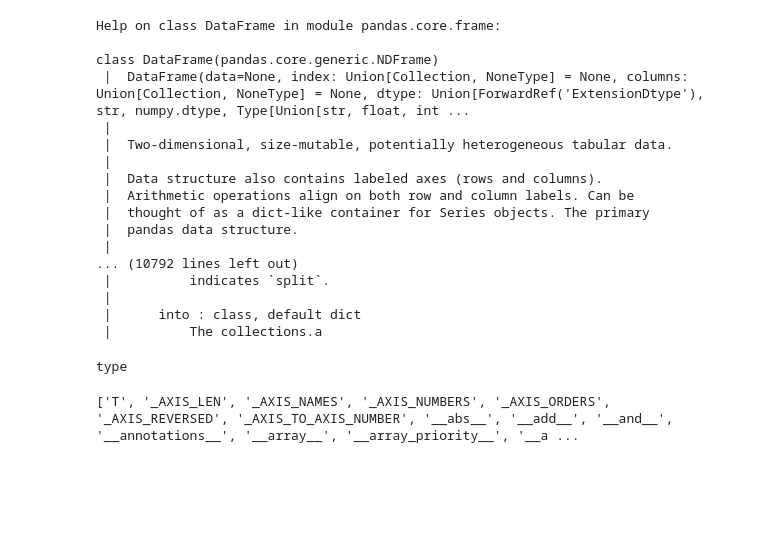
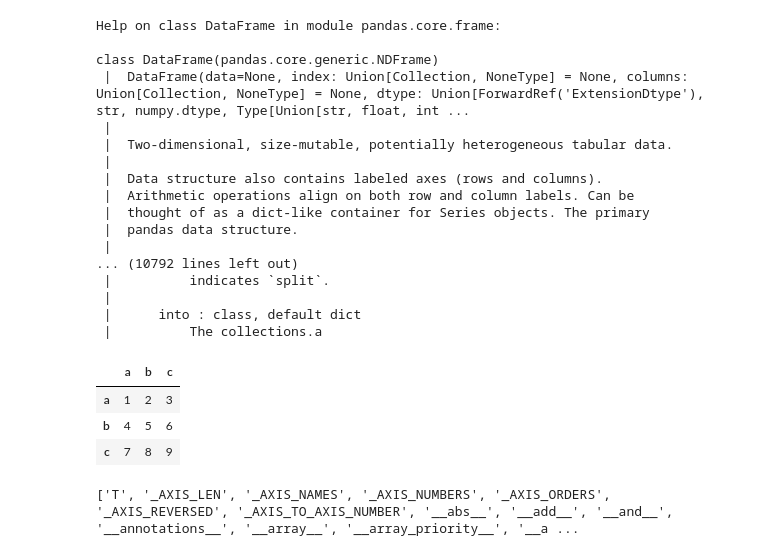
Before and after one commit to Govind-Patwal/My_Testing_Corner_at_GitHub, a Jupyter notebook: KaggleCourse/Pandas/Untitled.ipynb, the cells around one changed output. Cells and saved outputs as stored; diff of their text form; code cells hidden in the pictures; blank space fills up the shorter version.

```diff
--- a/KaggleCourse/Pandas/Untitled.ipynb
+++ b/KaggleCourse/Pandas/Untitled.ipynb
@@ -33,10 +33,16 @@ class DataFrame(pandas.core.generic.NDFrame)
  |
  |      into : class, default dict
  |          The collections.a
-# %%
-type(pd.DataFrame)
-# %% [output]
-type
+# %%
+
+data2 = [[1, 2, 3], [4, 5, 6], [7, 8, 9]]
+df2 = pd.DataFrame(data=data2, columns=['a', 'b', 'c'], index = ['a', 'b', 'c'])
+df2
+# %% [output]
+|  | a | b | c |
+| a | 1 | 2 | 3 |
+| b | 4 | 5 | 6 |
+| c | 7 | 8 | 9 |
 # %%
 print(dir(pd.DataFrame))
 # %% [output]
```
Also changed, not shown: 1 other file.
